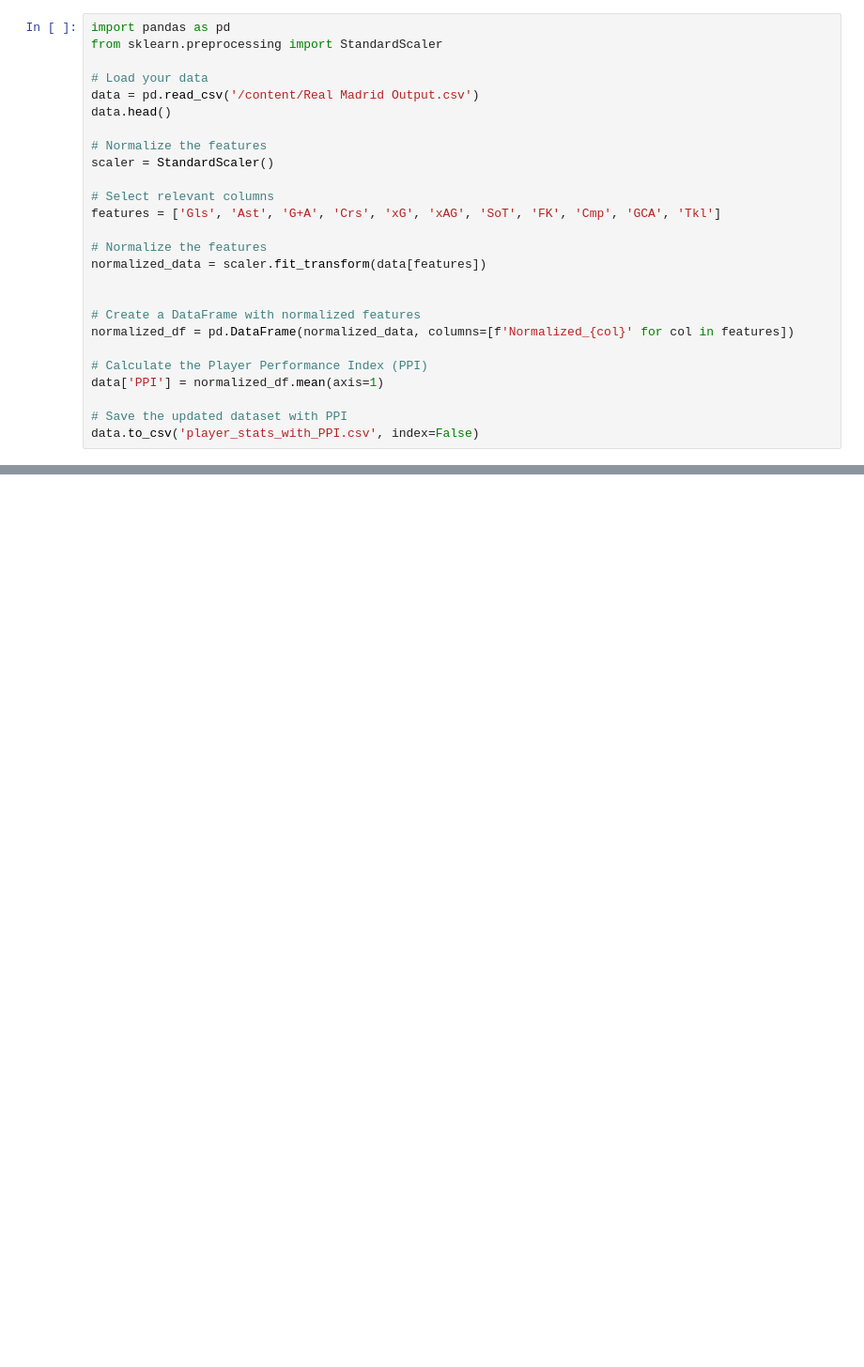
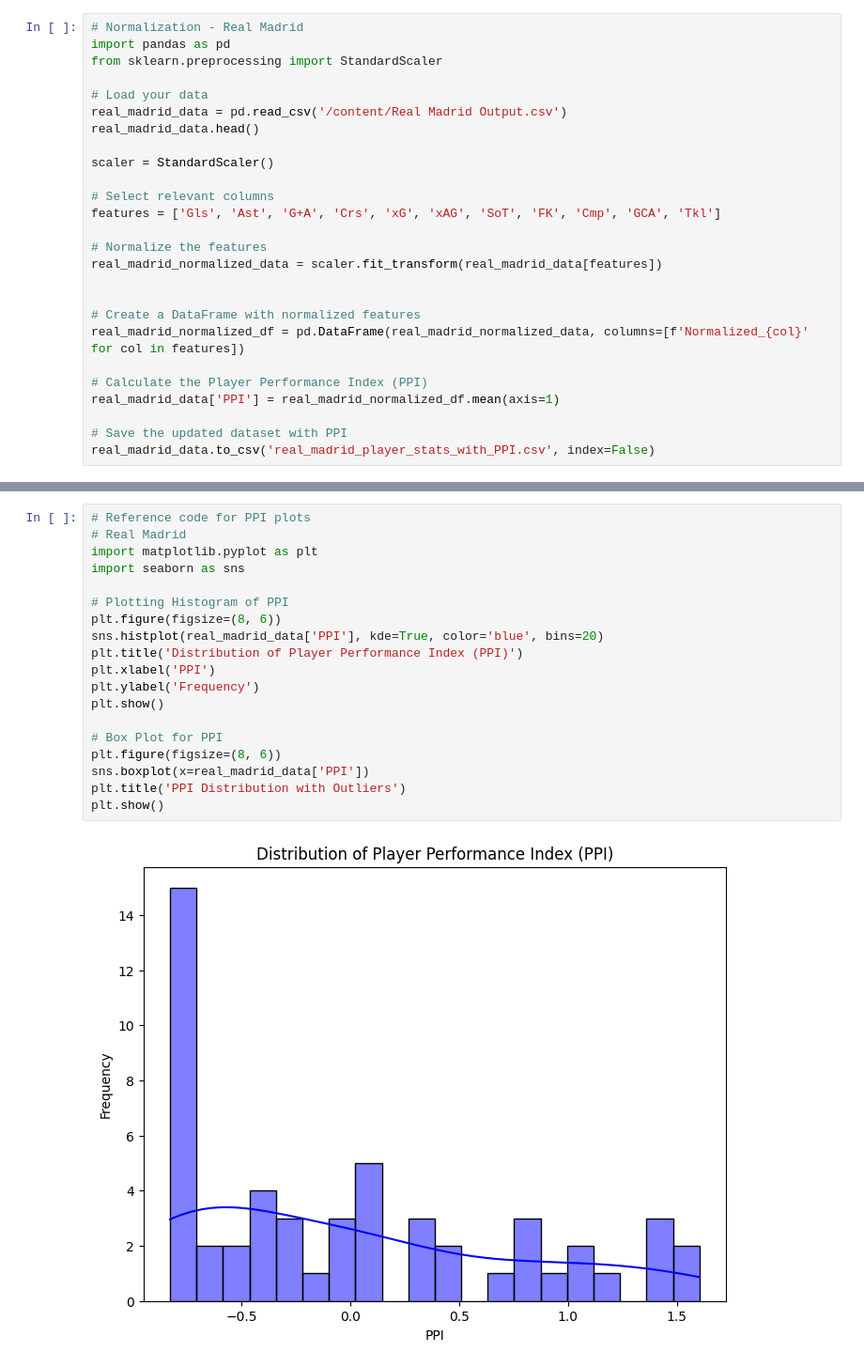
Before and after one commit to ash-win19/soccer-analytics, a Jupyter notebook: Soccer_Analytics.ipynb, the cells around one changed output, grey strips where cells are left out. Shown at 94% size. Cells and saved outputs as stored; diff of their text form; blank space fills up the shorter version.

```diff
--- a/Soccer_Analytics.ipynb
+++ b/Soccer_Analytics.ipynb
@@ -114,26 +134,26 @@ for team, url in urls_2022_23.items():
 # %%
+# Normalization - Real Madrid
 import pandas as pd
 from sklearn.preprocessing import StandardScaler
 
 # Load your data
-data = pd.read_csv('/content/Real Madrid Output.csv')
-data.head()
+real_madrid_data = pd.read_csv('/content/Real Madrid Output.csv')
+real_madrid_data.head()
 
-# Normalize the features
 scaler = StandardScaler()
 
 # Select relevant columns
 features = ['Gls', 'Ast', 'G+A', 'Crs', 'xG', 'xAG', 'SoT', 'FK', 'Cmp', 'GCA', 'Tkl']
 
 # Normalize the features
-normalized_data = scaler.fit_transform(data[features])
+real_madrid_normalized_data = scaler.fit_transform(real_madrid_data[features])
 
 
 # Create a DataFrame with normalized features
-normalized_df = pd.DataFrame(normalized_data, columns=[f'Normalized_{col}' for col in features])
+real_madrid_normalized_df = pd.DataFrame(real_madrid_normalized_data, columns=[f'Normalized_{col}' for col in features])
 
 # Calculate the Player Performance Index (PPI)
-data['PPI'] = normalized_df.mean(axis=1)
+real_madrid_data['PPI'] = real_madrid_normalized_df.mean(axis=1)
 
 # Save the updated dataset with PPI
-data.to_csv('player_stats_with_PPI.csv', index=False)
+real_madrid_data.to_csv('real_madrid_player_stats_with_PPI.csv', index=False)
@@ -139,0 +238,21 @@ data.to_csv('player_stats_with_PPI.csv', index=False)
+# %%
+# Reference code for PPI plots
+# Real Madrid
+import matplotlib.pyplot as plt
+import seaborn as sns
+
+# Plotting Histogram of PPI
+plt.figure(figsize=(8, 6))
+sns.histplot(real_madrid_data['PPI'], kde=True, color='blue', bins=20)
+plt.title('Distribution of Player Performance Index (PPI)')
+plt.xlabel('PPI')
+plt.ylabel('Frequency')
+plt.show()
+
+# Box Plot for PPI
+plt.figure(figsize=(8, 6))
+sns.boxplot(x=real_madrid_data['PPI'])
+plt.title('PPI Distribution with Outliers')
+plt.show()
+# %% [output]
+[figure, added]
```
Also changed, not shown: parts of 24 cells of this notebook.
